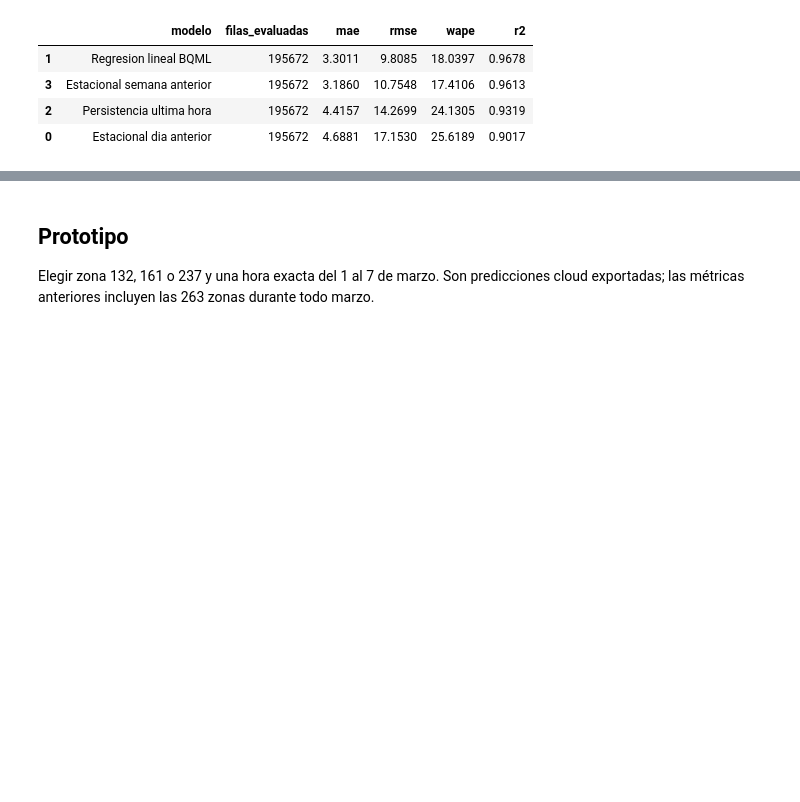
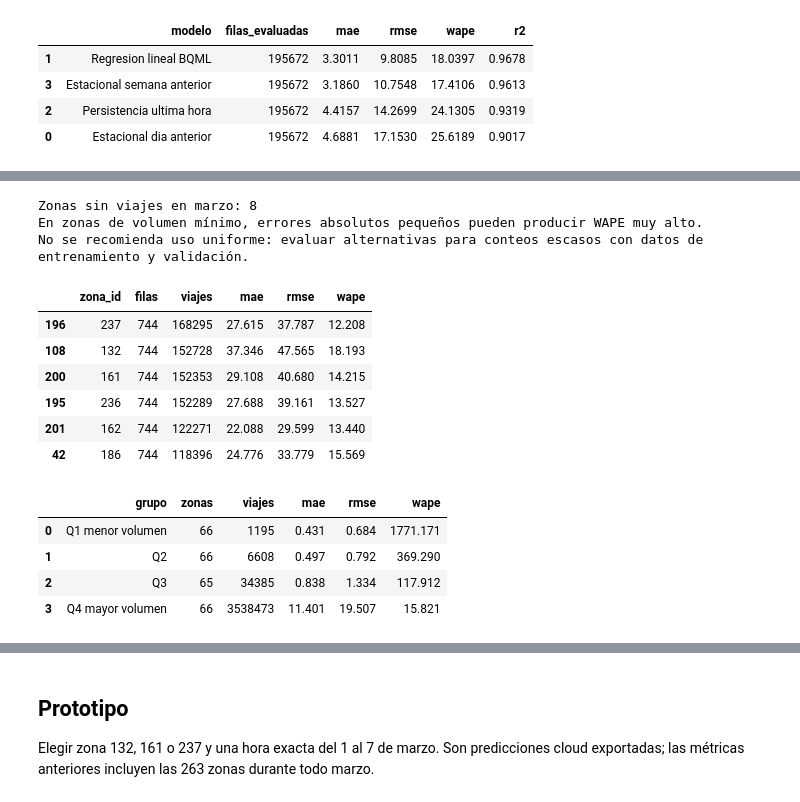
Before and after one commit to c3cla/bigdata-ev2-vicente, a Jupyter notebook: proyecto.ipynb, the cells around one changed output, grey strips where cells are left out. Drawn from its saved outputs; the diff is of its cells as text; code cells hidden in the pictures; blank space fills up the shorter version.

```diff
--- a/proyecto.ipynb
+++ b/proyecto.ipynb
@@ -96,0 +112,30 @@ La referencia semanal obtiene mejor MAE y WAPE: no hay mejora uniforme.
+# %%
+errores = pd.DataFrame(resultados["errores_zona"])
+display(errores.nlargest(6, "viajes")[["zona_id", "filas", "viajes", "mae", "rmse", "wape"]].round(3))
+errores["grupo"] = pd.qcut(errores.viajes.rank(method="first"), 4, labels=["Q1 menor volumen", "Q2", "Q3", "Q4 mayor volumen"])
+diagnostico = []
+for nombre, grupo in errores.groupby("grupo", observed=True):
+    diagnostico.append({"grupo": nombre, "zonas": len(grupo), "viajes": grupo.viajes.sum(),
+                        "mae": (grupo.mae * grupo.filas).sum() / grupo.filas.sum(),
+                        "rmse": ((grupo.rmse ** 2 * grupo.filas).sum() / grupo.filas.sum()) ** 0.5,
+                        "wape": 100 * (grupo.mae * grupo.filas).sum() / grupo.viajes.sum()})
+display(pd.DataFrame(diagnostico).round(3))
+print("Zonas sin viajes en marzo:", int((errores.viajes == 0).sum()))
+print("En zonas de volumen mínimo, errores absolutos pequeños pueden producir WAPE muy alto.")
+print("No se recomienda uso uniforme: evaluar alternativas para conteos escasos con datos de entrenamiento y validación.")
+# %% [output]
+Zonas sin viajes en marzo: 8
+En zonas de volumen mínimo, errores absolutos pequeños pueden producir WAPE muy alto.
+No se recomienda uso uniforme: evaluar alternativas para conteos escasos con datos de entrenamiento y validación.
+|  | zona_id | filas | viajes | mae | rmse | wape |
+| 196 | 237 | 744 | 168295 | 27.615 | 37.787 | 12.208 |
+| 108 | 132 | 744 | 152728 | 37.346 | 47.565 | 18.193 |
+| 200 | 161 | 744 | 152353 | 29.108 | 40.680 | 14.215 |
+| 195 | 236 | 744 | 152289 | 27.688 | 39.161 | 13.527 |
+| 201 | 162 | 744 | 122271 | 22.088 | 29.599 | 13.440 |
+| 42 | 186 | 744 | 118396 | 24.776 | 33.779 | 15.569 |
+|  | grupo | zonas | viajes | mae | rmse | wape |
+| 0 | Q1 menor volumen | 66 | 1195 | 0.431 | 0.684 | 1771.171 |
+| 1 | Q2 | 66 | 6608 | 0.497 | 0.792 | 369.290 |
+| 2 | Q3 | 65 | 34385 | 0.838 | 1.334 | 117.912 |
+| 3 | Q4 mayor volumen | 66 | 3538473 | 11.401 | 19.507 | 15.821 |
```
Also changed, not shown: parts of 8 cells of this notebook, 3 other files.
